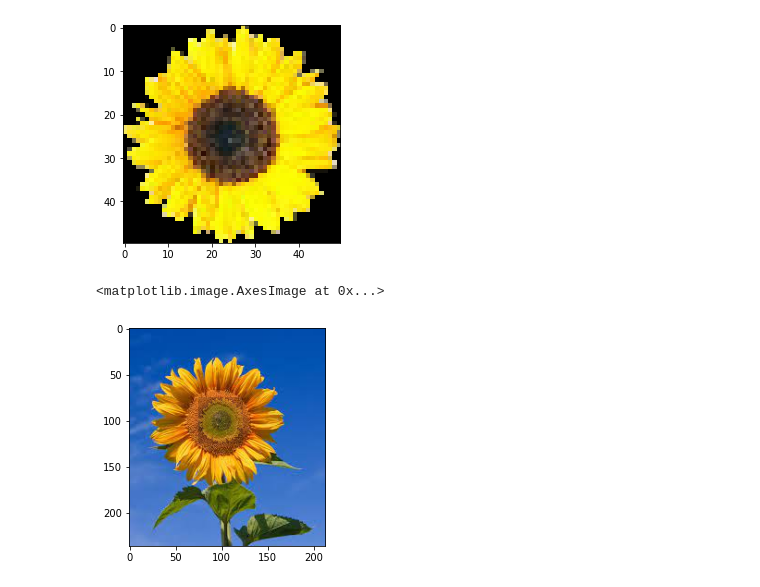
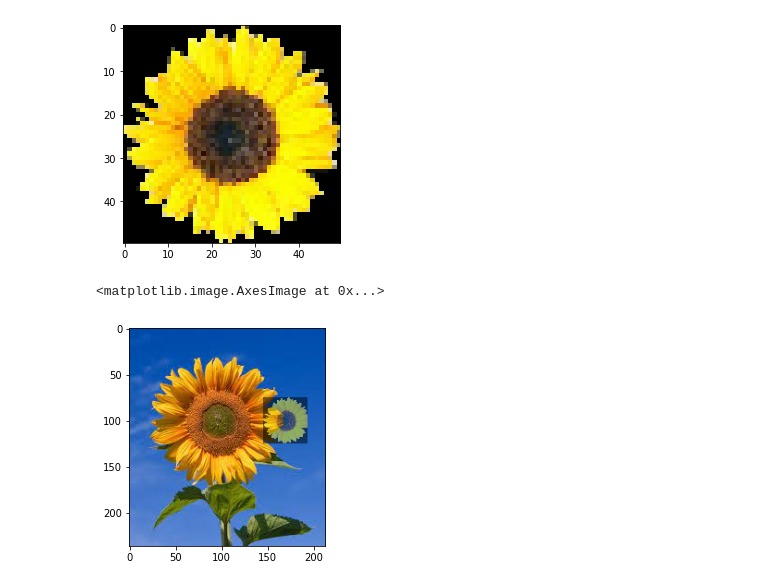
Before and after one commit to JamorMoussa/ImageProcessing, a Jupyter notebook: AddImages.ipynb, the cells around one changed output. Saved outputs shown, nothing was run; the diff lists cells and outputs as text; code cells hidden in the pictures.

```diff
--- a/AddImages.ipynb
+++ b/AddImages.ipynb
@@ -43,8 +35,8 @@ def AddImages(img,im2,x,y,alpha):
   return img
 # %%
 dst = im1.copy()
-dst = AddImages(dst,im2,100,100,0.2)
+dst = AddImages(dst,im2,100,170,0.5)
 plt.imshow(dst)
 # %% [output]
 <matplotlib.image.AxesImage at 0x...>
-[figure, old version]
+[figure, new version]
```
Also changed, not shown: parts of 2 cells of this notebook.
